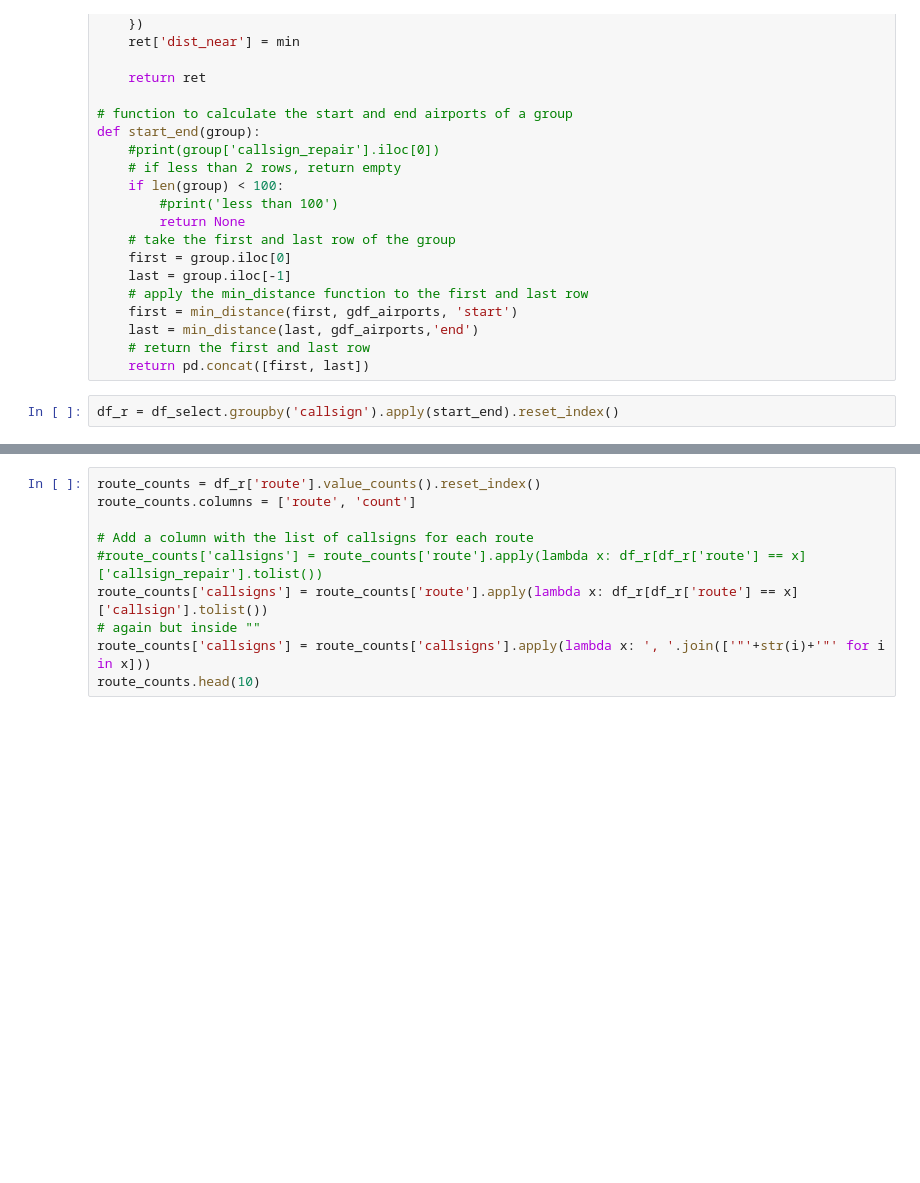
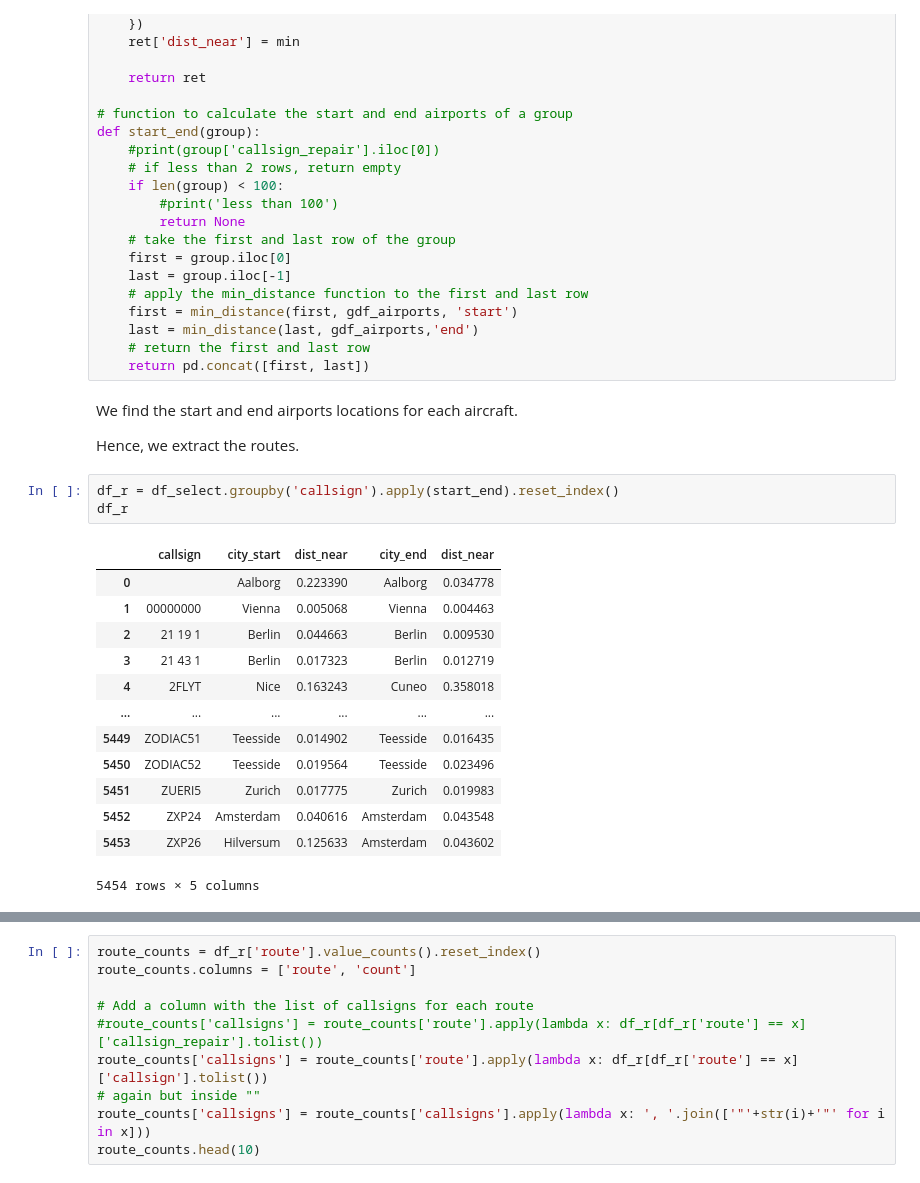
Before and after one commit to mirqr/TSMD-project, a Jupyter notebook: TSMD_proj_02-TimeSeries.ipynb, the cells around one changed output, grey strips where cells are left out. Drawn from its saved outputs; the diff is of its cells as text; blank space fills up the shorter version.

```diff
--- a/TSMD_proj_02-TimeSeries.ipynb
+++ b/TSMD_proj_02-TimeSeries.ipynb
@@ -356,6 +356,25 @@ def start_end(group):
     last = min_distance(last, gdf_airports,'end')
     # return the first and last row
     return pd.concat([first, last])
+# %% [markdown]
+We find the start and end airports locations for each aircraft.
+
+Hence, we extract the routes.
 # %%
 df_r = df_select.groupby('callsign').apply(start_end).reset_index()
+df_r
+# %% [output]
+|  | callsign | city_start | dist_near | city_end | dist_near |
+| 0 |  | Aalborg | 0.223390 | Aalborg | 0.034778 |
+| 1 | 00000000 | Vienna | 0.005068 | Vienna | 0.004463 |
+| 2 | 21 19 1 | Berlin | 0.044663 | Berlin | 0.009530 |
+| 3 | 21 43 1 | Berlin | 0.017323 | Berlin | 0.012719 |
+| 4 | 2FLYT | Nice | 0.163243 | Cuneo | 0.358018 |
+| ... | ... | ... | ... | ... | ... |
+| 5449 | ZODIAC51 | Teesside | 0.014902 | Teesside | 0.016435 |
+| 5450 | ZODIAC52 | Teesside | 0.019564 | Teesside | 0.023496 |
+| 5451 | ZUERI5 | Zurich | 0.017775 | Zurich | 0.019983 |
+| 5452 | ZXP24 | Amsterdam | 0.040616 | Amsterdam | 0.043548 |
+| 5453 | ZXP26 | Hilversum | 0.125633 | Amsterdam | 0.043602 |
+5454 rows × 5 columns
 # %%
```
Also changed, not shown: parts of 1 cell of this notebook.
